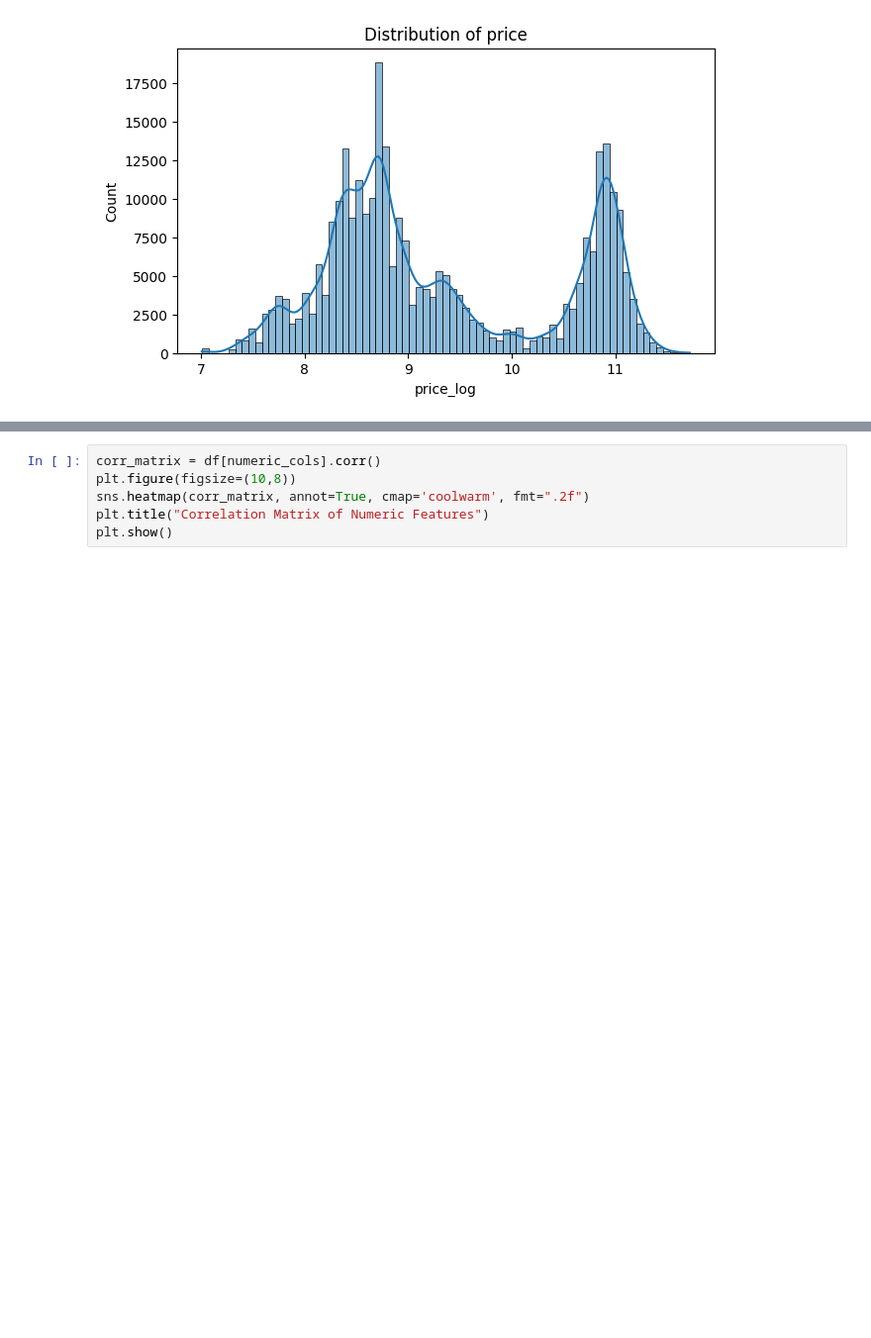
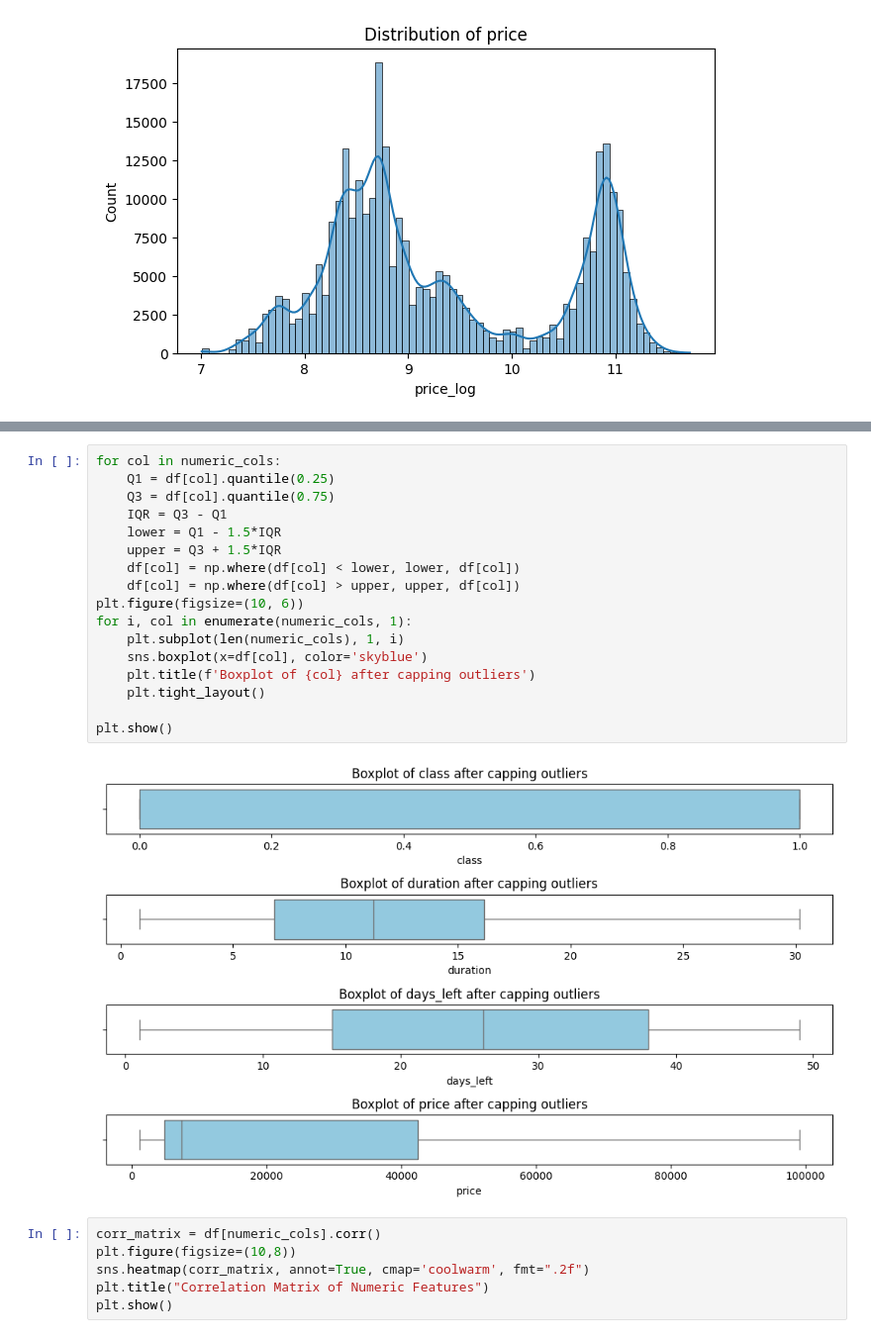
Before and after one commit to Manosree30/Flight-Fare-Prediction, a Jupyter notebook: project.ipynb, the cells around one changed output, grey strips where cells are left out. Shown at 99% size. Drawn from its saved outputs; the diff is of its cells as text; blank space fills up the shorter version.

```diff
--- a/project.ipynb
+++ b/project.ipynb
@@ -147,3 +159,22 @@ Skew after log: 0.4045182534105094
+# %%
+for col in numeric_cols:
+    Q1 = df[col].quantile(0.25)
+    Q3 = df[col].quantile(0.75)
+    IQR = Q3 - Q1
+    lower = Q1 - 1.5*IQR
+    upper = Q3 + 1.5*IQR
+    df[col] = np.where(df[col] < lower, lower, df[col])
+    df[col] = np.where(df[col] > upper, upper, df[col])
+plt.figure(figsize=(10, 6))
+for i, col in enumerate(numeric_cols, 1):
+    plt.subplot(len(numeric_cols), 1, i)
+    sns.boxplot(x=df[col], color='skyblue')
+    plt.title(f'Boxplot of {col} after capping outliers')
+    plt.tight_layout()
+
+plt.show()
+# %% [output]
+[figure, added]
 # %%
 corr_matrix = df[numeric_cols].corr()
 plt.figure(figsize=(10,8))
```
Also changed, not shown: parts of 4 cells of this notebook.
